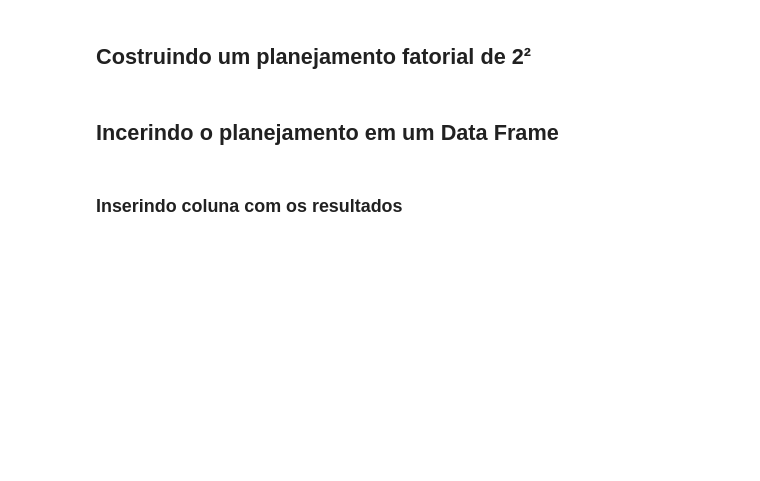
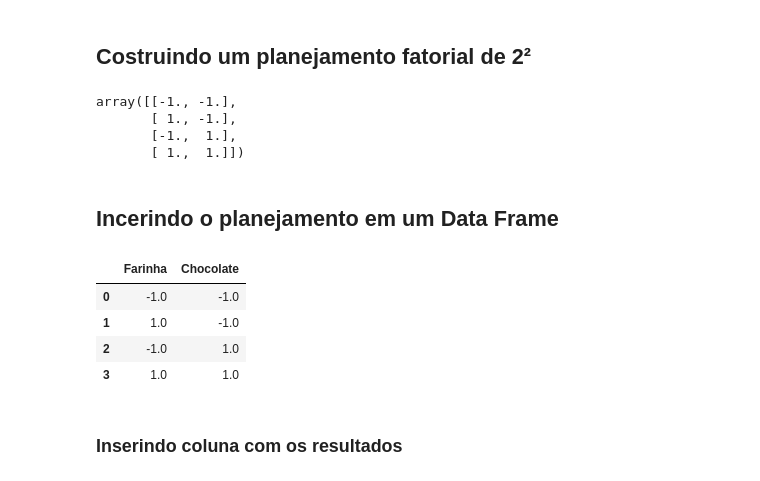
Before and after one commit to EdCarlosBicudo/formacao_data_science_alura, a Jupyter notebook: 10- Introdução à experimentação: Análise de experimentos/Planejamento_experimentos_aula.ipynb, the cells around one changed output. Cells and saved outputs as stored; diff of their text form; code cells hidden in the pictures; blank space fills up the shorter version.

```diff
--- a/10- Introdução à experimentação: Análise de experimentos/Planejamento_experimentos_aula.ipynb
+++ b/10- Introdução à experimentação: Análise de experimentos/Planejamento_experimentos_aula.ipynb
@@ -59,2 +67,9 @@ https://pypi.org/project/pyDOE2/
+# %%
+ensaios
+# %% [output]
+array([[-1., -1.],
+       [ 1., -1.],
+       [-1.,  1.],
+       [ 1.,  1.]])
 # %% [markdown]
 ## Incerindo o planejamento em um Data Frame
@@ -61,2 +78,10 @@ https://pypi.org/project/pyDOE2/
+# %%
+experimento
+# %% [output]
+|  | Farinha | Chocolate |
+| 0 | -1.0 | -1.0 |
+| 1 | 1.0 | -1.0 |
+| 2 | -1.0 | 1.0 |
+| 3 | 1.0 | 1.0 |
 # %% [markdown]
 ### Inserindo coluna com os resultados
```
Also changed, not shown: parts of 17 cells of this notebook.
